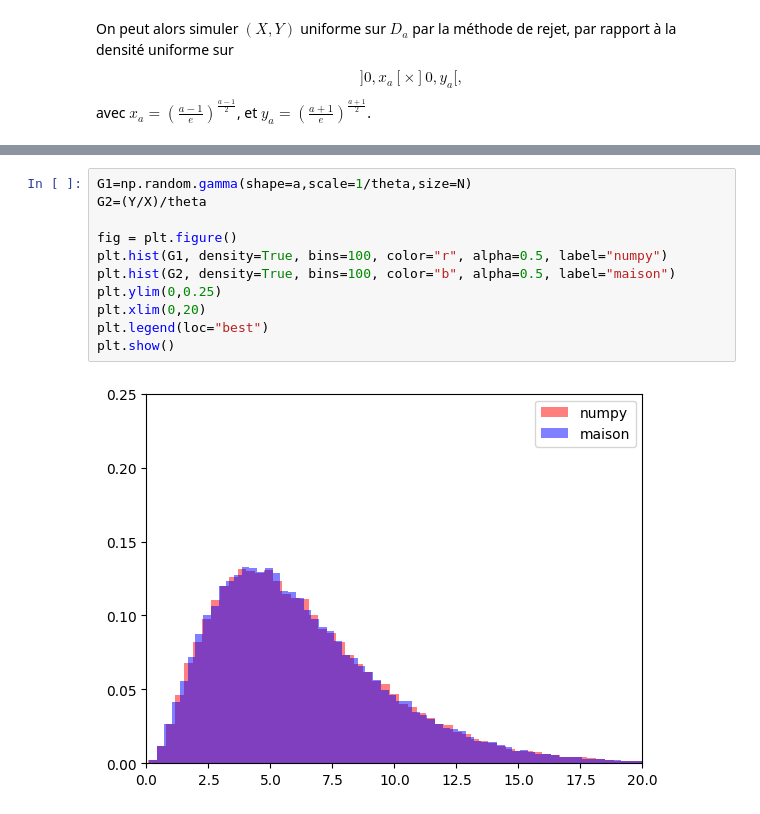
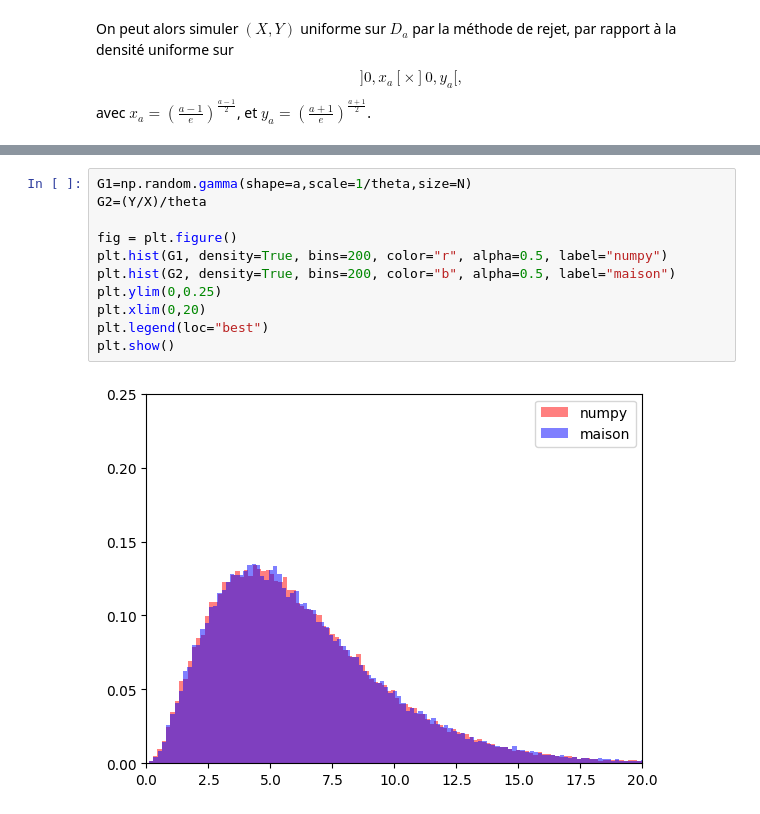
Before and after one commit to noeblassel/noeblassel.github.io, a Jupyter notebook: static/teaching/tp_simu.ipynb, the cells around one changed output, grey strips where cells are left out. Drawn from its saved outputs; the diff is of its cells as text.

```diff
--- a/static/teaching/tp_simu.ipynb
+++ b/static/teaching/tp_simu.ipynb
@@ -286,13 +327,13 @@ k theorique =  1.6194599730822583  k empirique =  1.6246425786327008
 # %%
 G1=np.random.gamma(shape=a,scale=1/theta,size=N)
 G2=(Y/X)/theta
 
 fig = plt.figure()
-plt.hist(G1, density=True, bins=100, color="r", alpha=0.5, label="numpy")
-plt.hist(G2, density=True, bins=100, color="b", alpha=0.5, label="maison")
+plt.hist(G1, density=True, bins=200, color="r", alpha=0.5, label="numpy")
+plt.hist(G2, density=True, bins=200, color="b", alpha=0.5, label="maison")
 plt.ylim(0,0.25)
 plt.xlim(0,20)
 plt.legend(loc="best")
 plt.show()
 # %% [output]
-[figure, old version]
+[figure, new version]
```
Also changed, not shown: parts of 36 cells of this notebook, 1 other file.
